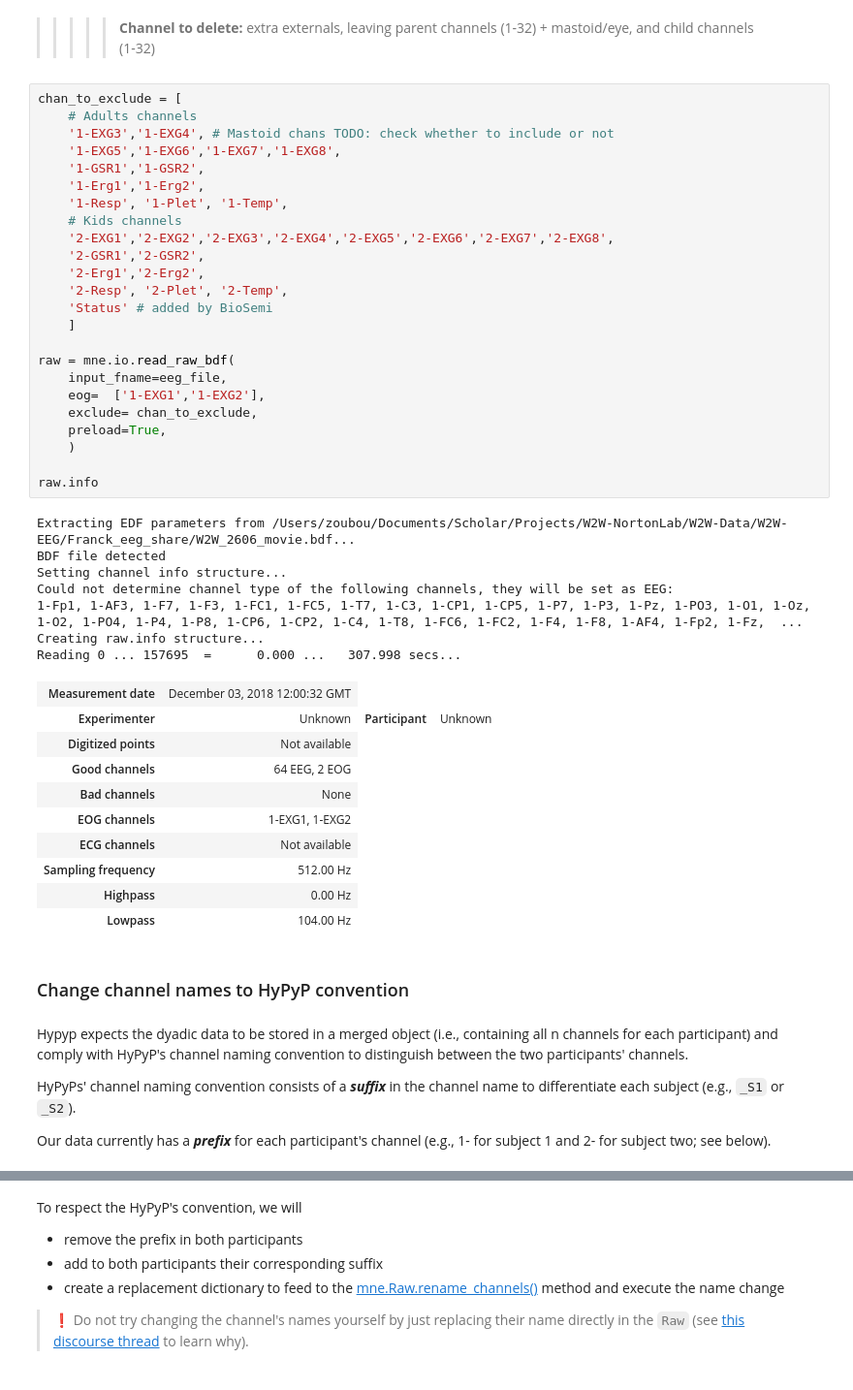
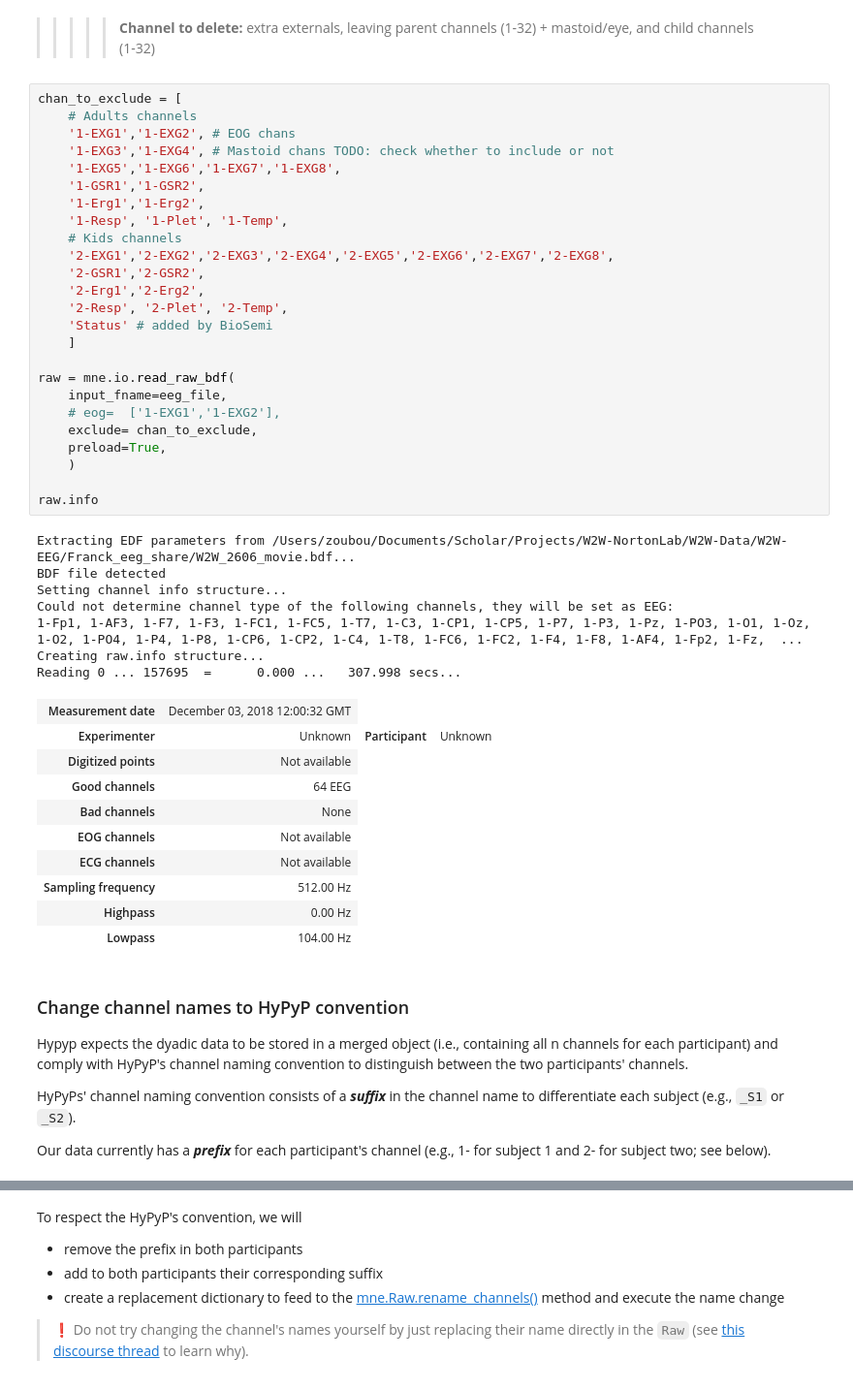
Before and after one commit to FranckPrts/Use-custom-events-in-MNE, a Jupyter notebook: W2W_Prepeocessing_pipeline.ipynb, the cells around one changed output, grey strips where cells are left out. Shown at 97% size. Cells and saved outputs as stored; diff of their text form.

```diff
--- a/W2W_Prepeocessing_pipeline.ipynb
+++ b/W2W_Prepeocessing_pipeline.ipynb
@@ -76,48 +76,48 @@ Here, we first set up the link(s) to our raw data file(s) and then use [mne.io.r
 # %%
 chan_to_exclude = [
     # Adults channels
+    '1-EXG1','1-EXG2', # EOG chans
     '1-EXG3','1-EXG4', # Mastoid chans TODO: check whether to include or not
     '1-EXG5','1-EXG6','1-EXG7','1-EXG8',
     '1-GSR1','1-GSR2',
     '1-Erg1','1-Erg2',
     '1-Resp', '1-Plet', '1-Temp',
     # Kids channels
     '2-EXG1','2-EXG2','2-EXG3','2-EXG4','2-EXG5','2-EXG6','2-EXG7','2-EXG8',
     '2-GSR1','2-GSR2',
     '2-Erg1','2-Erg2',
     '2-Resp', '2-Plet', '2-Temp',
     'Status' # added by BioSemi
     ]
 
 raw = mne.io.read_raw_bdf(
     input_fname=eeg_file,
-    eog=  ['1-EXG1','1-EXG2'],
+    # eog=  ['1-EXG1','1-EXG2'],
     exclude= chan_to_exclude,
     preload=True,
     )
 
 raw.info
 # %% [output]
 Extracting EDF parameters from /Users/zoubou/Documents/Scholar/Projects/W2W-NortonLab/W2W-Data/W2W-EEG/Franck_eeg_share/W2W_2606_movie.bdf...
 BDF file detected
 Setting channel info structure...
 Could not determine channel type of the following channels, they will be set as EEG:
 1-Fp1, 1-AF3, 1-F7, 1-F3, 1-FC1, 1-FC5, 1-T7, 1-C3, 1-CP1, 1-CP5, 1-P7, 1-P3, 1-Pz, 1-PO3, 1-O1, 1-Oz, 1-O2, 1-PO4, 1-P4, 1-P8, 1-CP6, 1-CP2, 1-C4, 1-T8, 1-FC6, 1-FC2, 1-F4, 1-F8, 1-AF4, 1-Fp2, 1-Fz,  ...
 Creating raw.info structure...
 Reading 0 ... 157695  =      0.000 ...   307.998 secs...
 | Measurement date | December 03, 2018 12:00:32 GMT |
 | Experimenter | Unknown | Participant | Unknown |
 | Digitized points | Not available |
-| Good channels | 64 EEG, 2 EOG |
+| Good channels | 64 EEG |
 | Bad channels | None |
-| EOG channels | 1-EXG1, 1-EXG2 |
+| EOG channels | Not available |
 | ECG channels | Not available |
 | Sampling frequency | 512.00 Hz |
 | Highpass | 0.00 Hz |
 | Lowpass | 104.00 Hz |
-# %% [markdown]
-### Change channel names to HyPyP convention
 # %% [markdown]
+### Change channel names to HyPyP convention
 Hypyp expects the dyadic data to be stored in a merged object (i.e., containing all n channels for each participant) and comply with HyPyP's channel naming convention to distinguish between the two participants' channels.
 
 HyPyPs' channel naming convention consists of a ***suffix*** in the channel name to differentiate each subject (e.g., `_S1` or `_S2`).
```
Also changed, not shown: parts of 34 cells of this notebook, 2 other files.
